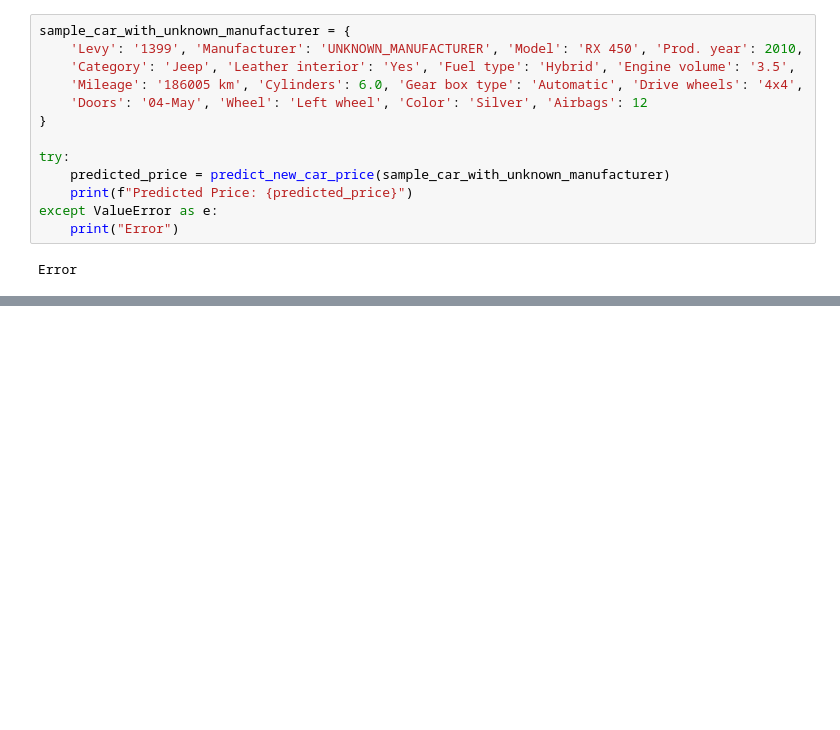
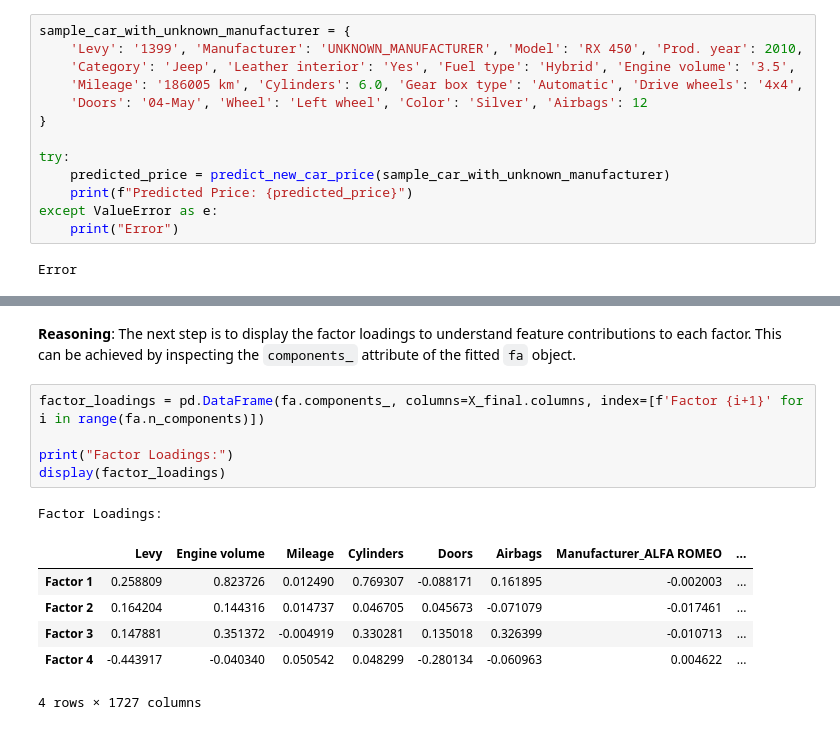
Before and after one commit to AngelFelixV/Regresi-n_predictor_autos, a Jupyter notebook: Copia_de_Regresión_clase_autos.ipynb, the cells around one changed output, grey strips where cells are left out. Saved outputs shown, nothing was run; the diff lists cells and outputs as text; blank space fills up the shorter version.

```diff
--- a/Copia_de_Regresión_clase_autos.ipynb
+++ b/Copia_de_Regresión_clase_autos.ipynb
@@ -540,0 +685,16 @@ Error
+# %% [markdown]
+**Reasoning**:
+The next step is to display the factor loadings to understand feature contributions to each factor. This can be achieved by inspecting the `components_` attribute of the fitted `fa` object.
+# %%
+factor_loadings = pd.DataFrame(fa.components_, columns=X_final.columns, index=[f'Factor {i+1}' for i in range(fa.n_components)])
+
+print("Factor Loadings:")
+display(factor_loadings)
+# %% [output]
+Factor Loadings:
+|  | Levy | Engine volume | Mileage | Cylinders | Doors | Airbags | Manufacturer_ALFA ROMEO | ... |
+| Factor 1 | 0.258809 | 0.823726 | 0.012490 | 0.769307 | -0.088171 | 0.161895 | -0.002003 | ... |
+| Factor 2 | 0.164204 | 0.144316 | 0.014737 | 0.046705 | 0.045673 | -0.071079 | -0.017461 | ... |
+| Factor 3 | 0.147881 | 0.351372 | -0.004919 | 0.330281 | 0.135018 | 0.326399 | -0.010713 | ... |
+| Factor 4 | -0.443917 | -0.040340 | 0.050542 | 0.048299 | -0.280134 | -0.060963 | 0.004622 | ... |
+4 rows × 1727 columns
```
Also changed, not shown: parts of 13 cells of this notebook.
